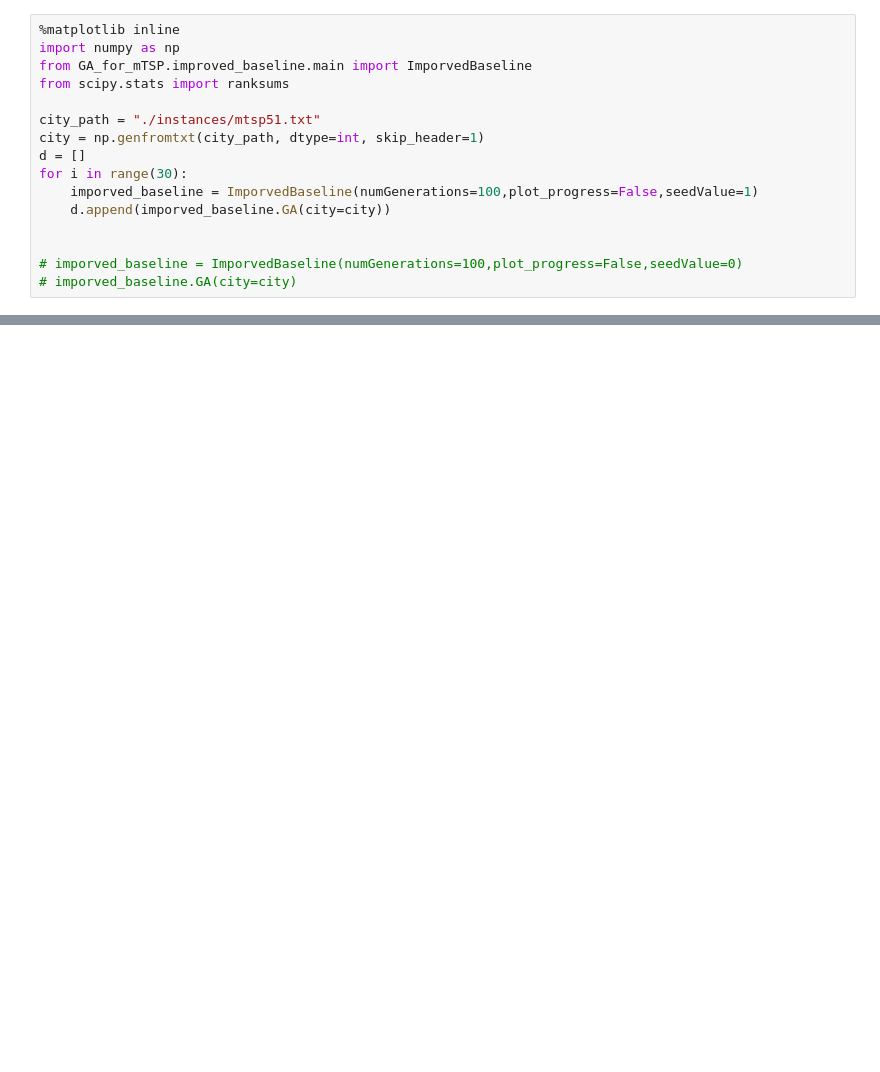
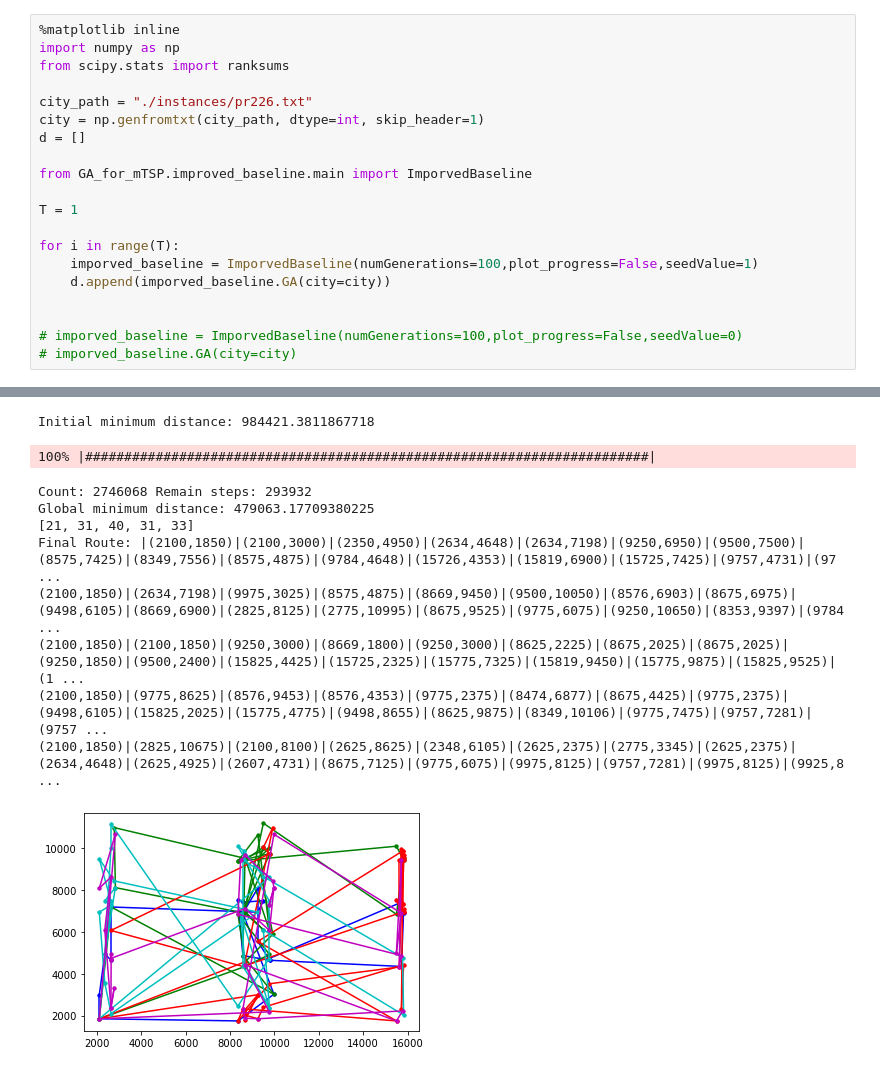
Before and after one commit to lingxiaomeng/AAI, a Jupyter notebook: main.ipynb, the cells around one changed output, grey strips where cells are left out. Cells and saved outputs as stored; diff of their text form; blank space fills up the shorter version.

```diff
--- a/main.ipynb
+++ b/main.ipynb
@@ -1,13 +1,17 @@
 # %%
 %matplotlib inline
 import numpy as np
-from GA_for_mTSP.improved_baseline.main import ImporvedBaseline
 from scipy.stats import ranksums
 
-city_path = "./instances/mtsp51.txt"
+city_path = "./instances/pr226.txt"
 city = np.genfromtxt(city_path, dtype=int, skip_header=1)
 d = []
-for i in range(30):
+
+from GA_for_mTSP.improved_baseline.main import ImporvedBaseline
+
+T = 1
+
+for i in range(T):
     imporved_baseline = ImporvedBaseline(numGenerations=100,plot_progress=False,seedValue=1)
     d.append(imporved_baseline.GA(city=city))
 
@@ -18,0 +23,11 @@ ImportError: cannot import name 'ranksuns' from 'scipy.stats' (/home/mlx/anacond
+Initial minimum distance: 984421.3811867718
+100% |########################################################################|
+Count: 2746068 Remain steps: 293932
+Global minimum distance: 479063.17709380225
+[21, 31, 40, 31, 33]
+Final Route: |(2100,1850)|(2100,3000)|(2350,4950)|(2634,4648)|(2634,7198)|(9250,6950)|(9500,7500)|(8575,7425)|(8349,7556)|(8575,4875)|(9784,4648)|(15726,4353)|(15819,6900)|(15725,7425)|(9757,4731)|(97 ...
+(2100,1850)|(2634,7198)|(9975,3025)|(8575,4875)|(8669,9450)|(9500,10050)|(8576,6903)|(8675,6975)|(9498,6105)|(8669,6900)|(2825,8125)|(2775,10995)|(8675,9525)|(9775,6075)|(9250,10650)|(8353,9397)|(9784 ...
+(2100,1850)|(2100,1850)|(9250,3000)|(8669,1800)|(9250,3000)|(8625,2225)|(8675,2025)|(8675,2025)|(9250,1850)|(9500,2400)|(15825,4425)|(15725,2325)|(15775,7325)|(15819,9450)|(15775,9875)|(15825,9525)|(1 ...
+(2100,1850)|(9775,8625)|(8576,9453)|(8576,4353)|(9775,2375)|(8474,6877)|(8675,4425)|(9775,2375)|(9498,6105)|(15825,2025)|(15775,4775)|(9498,8655)|(8625,9875)|(8349,10106)|(9775,7475)|(9757,7281)|(9757 ...
+(2100,1850)|(2825,10675)|(2100,8100)|(2625,8625)|(2348,6105)|(2625,2375)|(2775,3345)|(2625,2375)|(2634,4648)|(2625,4925)|(2607,4731)|(8675,7125)|(9775,6075)|(9975,8125)|(9757,7281)|(9975,8125)|(9925,8 ...
+[figure, added]
```
Also changed, not shown: parts of 2 cells of this notebook, 6 other files.
